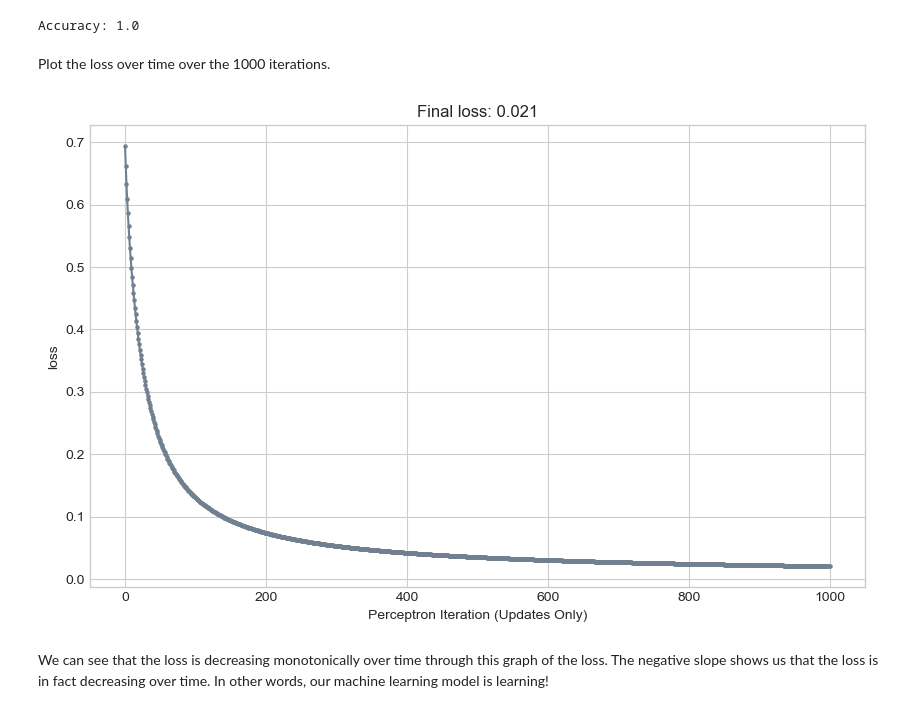
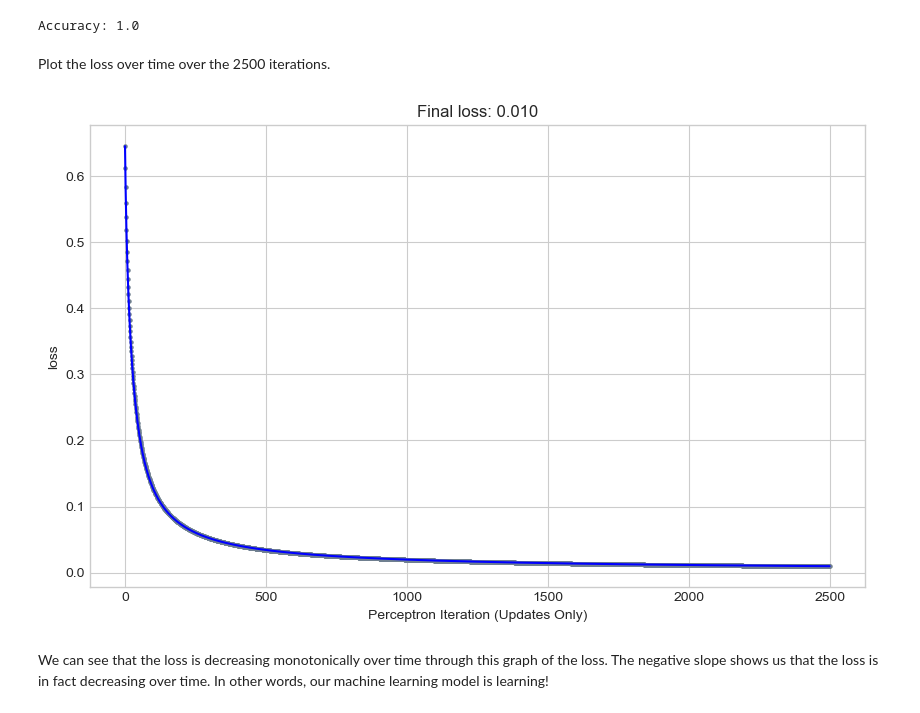
Before and after one commit to lfschweitzer/lfschweitzer.github.io, a Jupyter notebook: posts/post5/homework5.ipynb, the cells around one changed output. Cells and saved outputs as stored; diff of their text form; code cells hidden in the pictures.

```diff
--- a/posts/post5/homework5.ipynb
+++ b/posts/post5/homework5.ipynb
@@ -74,14 +77,14 @@ LR = LogisticRegression()
 opt = GradientDescentOptimizer(LR)
 
 # initialize for main loop
-loss_vec = []
+loss_vec_van = []
 
-for index in range(1000):
+for index in range(2500):
 
     # for vanilla gradient descent, alpha must be sufficiently small and beta must be 0
     opt.step(X, y, alpha = 0.3, beta = 0)
     loss = LR.loss(X, y).item()
-    loss_vec.append(loss)
+    loss_vec_van.append(loss)
 # %%
 def find_accuracy(X, y):
 
@@ -95,24 +98,24 @@ find_accuracy(X, y)
 # %% [output]
 Accuracy: 1.0
 # %% [markdown]
-Plot the loss over time over the 1000 iterations.
+Plot the loss over time over the 2500 iterations.
 # %%
 import numpy as np
 
-def plot_loss(loss):
+def plot_loss(loss, label= ""):
     plt.style.use('seaborn-v0_8-whitegrid')
     plt.figure(figsize=(10, 6))
 
 
-    plt.plot(loss, color = "slategrey")
+    plt.plot(loss, color = "blue", label=label)
     plt.scatter(torch.arange(len(loss)), loss, color = "slategrey", s=5)
     plt.gca().set(xlabel = "Perceptron Iteration (Updates Only)", ylabel = "loss")
 
     plt.title(f"Final loss: {loss[len(loss)-1]:.3f}")
 
-plot_loss(loss_vec)
+plot_loss(loss_vec_van)
 # %% [output]
-[figure, old version]
+[figure, new version]
 # %% [markdown]
 We can see that the loss is decreasing monotonically over time through this graph of the loss. The negative slope shows us that the loss is in fact decreasing over time. In other words, our machine learning model is learning!
 # %% [markdown]
```
Also changed, not shown: parts of 11 cells of this notebook.
